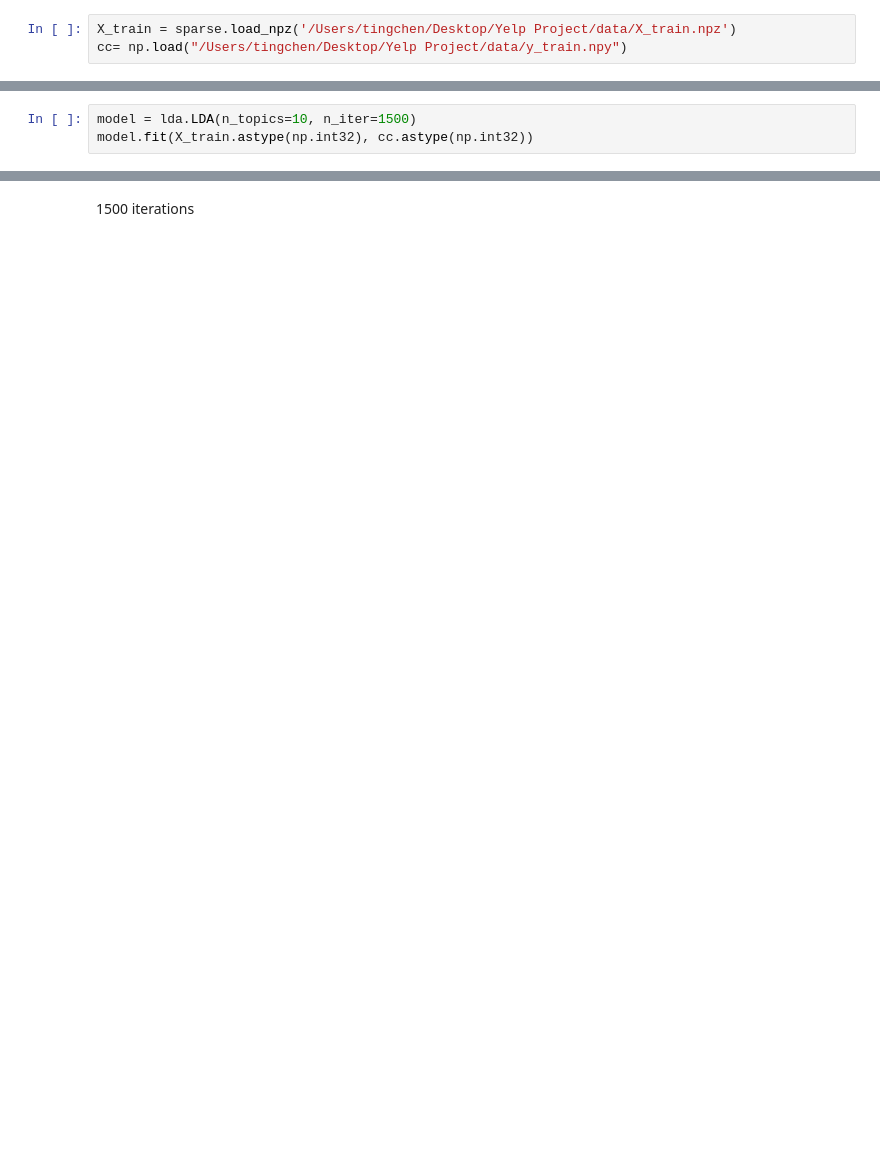
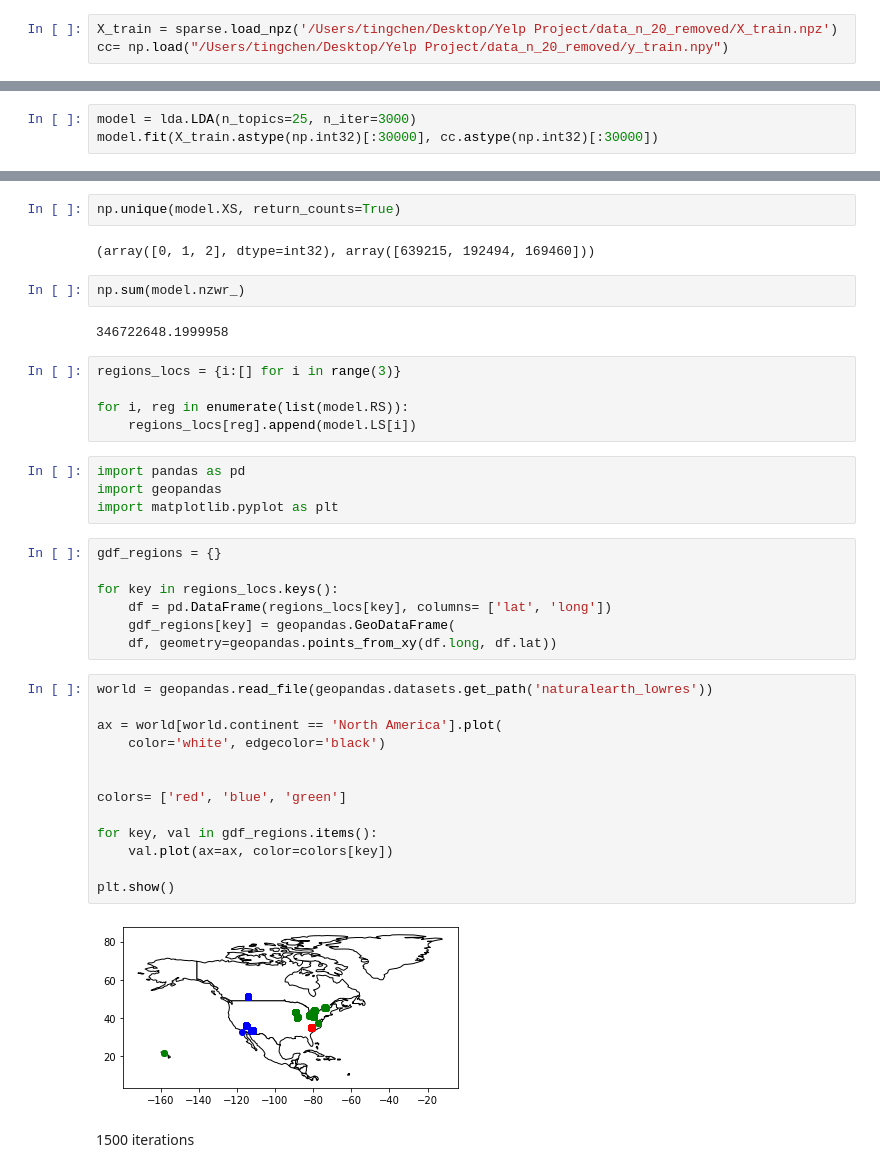
Before and after one commit to tingtang2/Yelp_Cultural_Analysis, a Jupyter notebook: lda/Test_functionalites.ipynb, the cells around one changed output, grey strips where cells are left out. Drawn from its saved outputs; the diff is of its cells as text; blank space fills up the shorter version.

```diff
--- a/lda/Test_functionalites.ipynb
+++ b/lda/Test_functionalites.ipynb
@@ -7,3 +9,3 @@ import gensim
 # %%
-X_train = sparse.load_npz('/Users/tingchen/Desktop/Yelp Project/data/X_train.npz')
-cc= np.load("/Users/tingchen/Desktop/Yelp Project/data/y_train.npy")
+X_train = sparse.load_npz('/Users/tingchen/Desktop/Yelp Project/data_n_20_removed/X_train.npz')
+cc= np.load("/Users/tingchen/Desktop/Yelp Project/data_n_20_removed/y_train.npy")
@@ -14,6 +44,6 @@ cc= cc[ix]
 # %%
-model = lda.LDA(n_topics=10, n_iter=1500)
-model.fit(X_train.astype(np.int32), cc.astype(np.int32))
+model = lda.LDA(n_topics=25, n_iter=3000)
+model.fit(X_train.astype(np.int32)[:30000], cc.astype(np.int32)[:30000])
 # %% [output]
 all zero column in document-term matrix found
 Finished initializing
@@ -39,2 +73,41 @@ dic = gensim.corpora.Dictionary.load("/Users/tingchen/Desktop/Yelp Project/big_l
+# %%
+np.unique(model.XS, return_counts=True)
+# %% [output]
+(array([0, 1, 2], dtype=int32), array([639215, 192494, 169460]))
+# %%
+np.sum(model.nzwr_)
+# %% [output]
+346722648.1999958
+# %%
+regions_locs = {i:[] for i in range(3)}
+
+for i, reg in enumerate(list(model.RS)):
+    regions_locs[reg].append(model.LS[i])
+# %%
+import pandas as pd
+import geopandas
+import matplotlib.pyplot as plt
+# %%
+gdf_regions = {}
+
+for key in regions_locs.keys():
+    df = pd.DataFrame(regions_locs[key], columns= ['lat', 'long'])
+    gdf_regions[key] = geopandas.GeoDataFrame(
+    df, geometry=geopandas.points_from_xy(df.long, df.lat))
+# %%
+world = geopandas.read_file(geopandas.datasets.get_path('naturalearth_lowres'))
+
+ax = world[world.continent == 'North America'].plot(
+    color='white', edgecolor='black')
+
+
+colors= ['red', 'blue', 'green']
+
+for key, val in gdf_regions.items():
+    val.plot(ax=ax, color=colors[key])
+
+plt.show()
+# %% [output]
+[figure, added]
 # %% [markdown]
 1500 iterations
```
Also changed, not shown: parts of 12 cells of this notebook, 3 other files.
